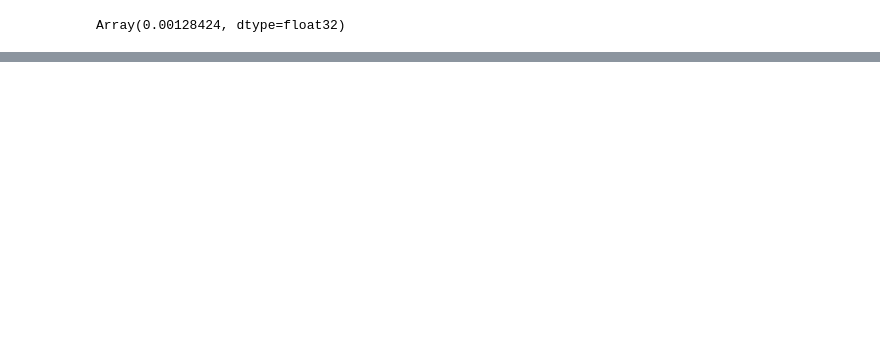
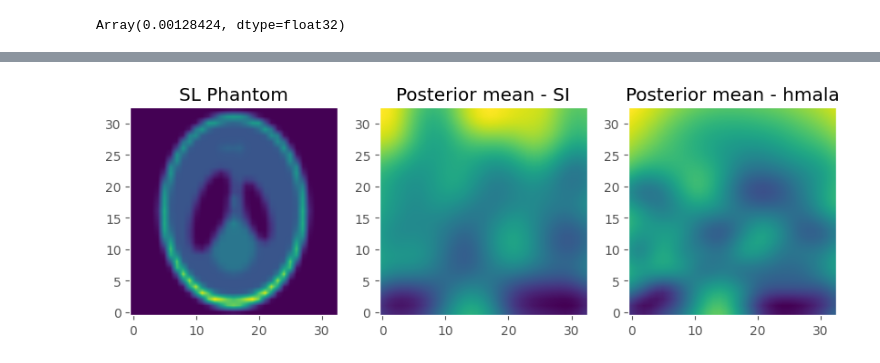
Before and after one commit to abjohnson117/TransportVsMcmcExperiments, a Jupyter notebook: poisson/poisson_test.ipynb, the cells around one changed output, grey strips where cells are left out. Cells and saved outputs as stored; diff of their text form; code cells hidden in the pictures; blank space fills up the shorter version.

```diff
--- a/poisson/poisson_test.ipynb
+++ b/poisson/poisson_test.ipynb
@@ -391,0 +375,16 @@ Error:
+# %%
+fig, ax = plt.subplots(1, 3, figsize=(10,10))
+
+ax[0].imshow(utrue.reshape(nx, ny, order="C"), origin="lower", interpolation="bilinear")
+ax[0].set_title("SL Phantom")
+ax[0].grid(False)
+
+ax[1].imshow(u_means, origin="lower", interpolation="bilinear")
+ax[1].set_title("Posterior mean - SI")
+ax[1].grid(False)
+
+ax[2].imshow(np.mean(sl_samps, axis=0), origin="lower", interpolation="bilinear")
+ax[2].set_title("Posterior mean - hmala")
+ax[2].grid(False)
+# %% [output]
+[figure, added]
```
Also changed, not shown: parts of 24 cells of this notebook, 9 other files.
